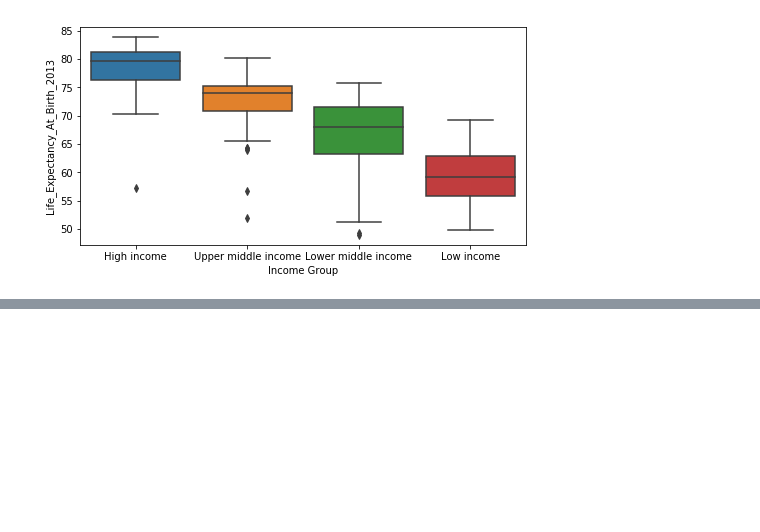
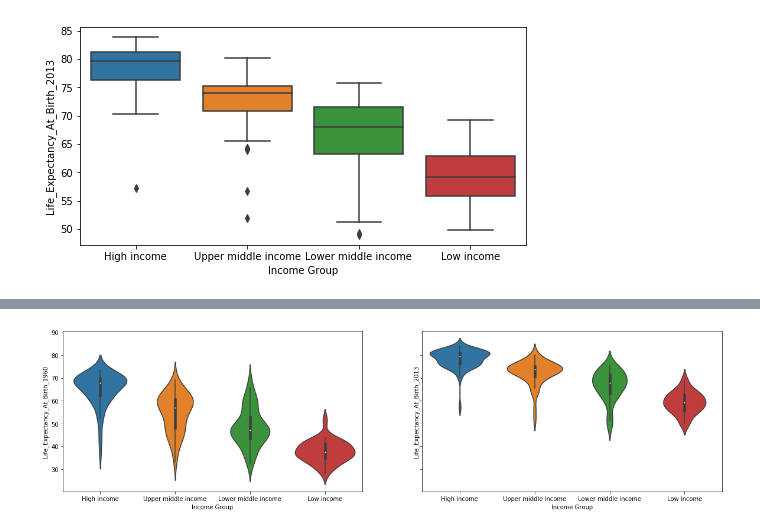
Before and after one commit to kcdenman/pythonudemy, a Jupyter notebook: Homework Section 5.ipynb, the cells around one changed output, grey strips where cells are left out. Saved outputs shown, nothing was run; the diff lists cells and outputs as text; code cells hidden in the pictures; blank space fills up the shorter version.

```diff
--- a/Homework Section 5.ipynb
+++ b/Homework Section 5.ipynb
@@ -110,0 +127,7 @@ vis5_2013 = sns.boxplot(data=stats1,x='Income Group',y='Life_Expectancy_At_Birth
+# %%
+compare, axes = plt.subplots(1,2, figsize=(20,5), sharey=True)
+
+vis5_1960 = sns.violinplot(data=stats1,x='Income Group',y='Life_Expectancy_At_Birth_1960', order=['High income','Upper middle income', 'Lower middle income', 'Low income'], ax=axes[0])
+vis5_2013 = sns.violinplot(data=stats1,x='Income Group',y='Life_Expectancy_At_Birth_2013',order=['High income','Upper middle income', 'Lower middle income', 'Low income'], ax=axes[1])
+# %% [output]
+[figure, added]
```
Also changed, not shown: parts of 9 cells of this notebook, 8 other files.
